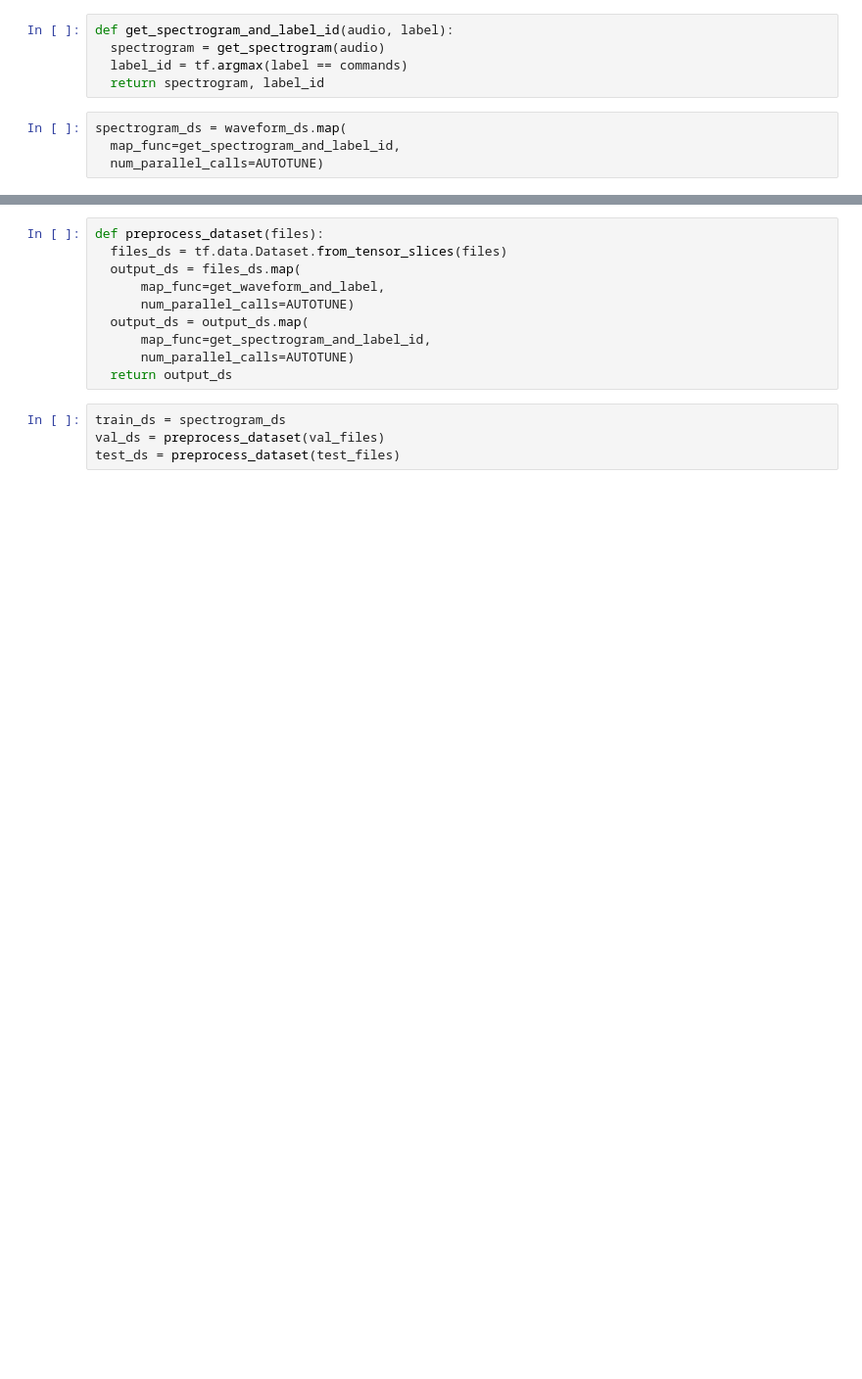
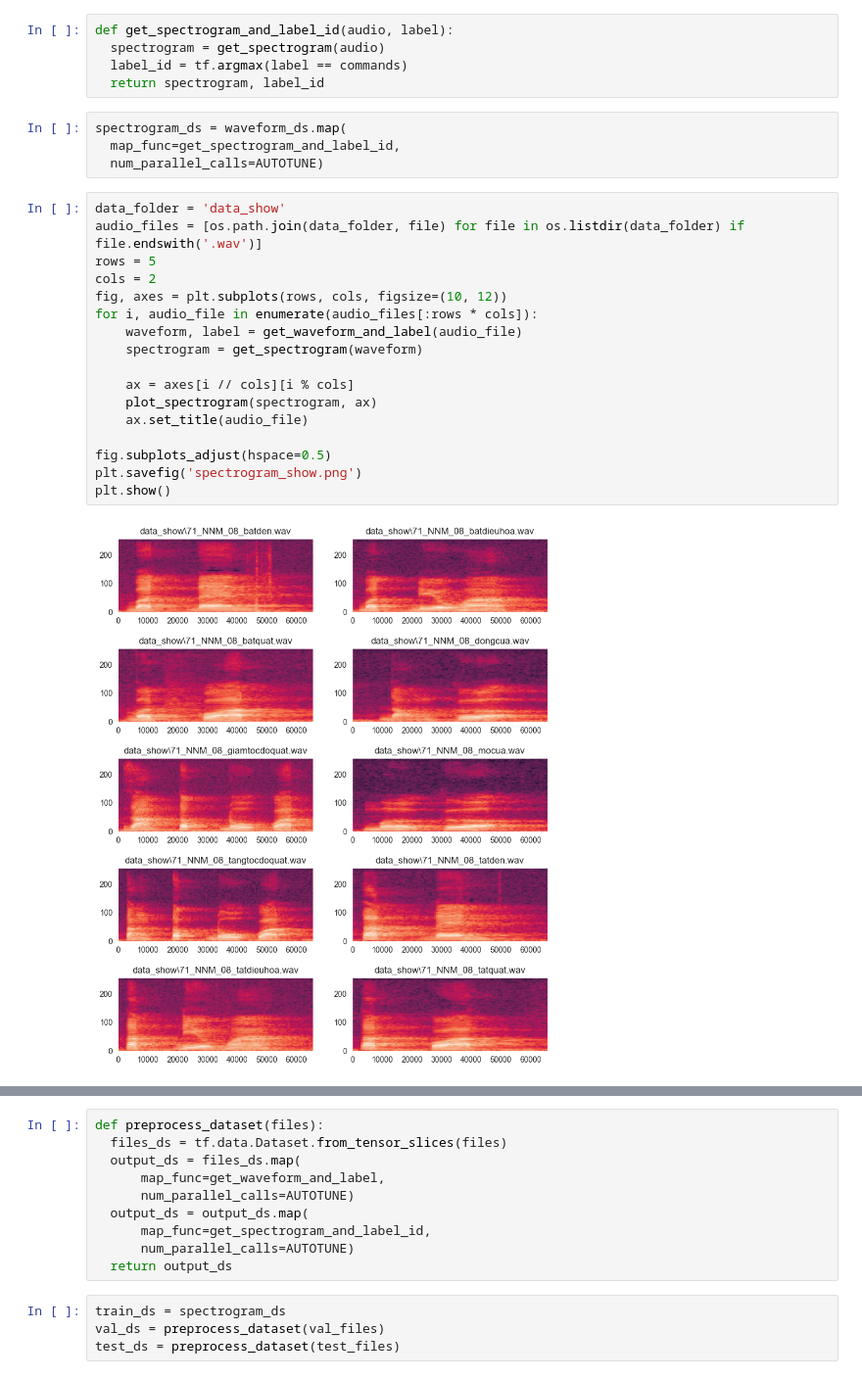
Before and after one commit to hoangbao1102/PBL5_SHSR, a Jupyter notebook: CNN/Using_tf.ipynb, the cells around one changed output, grey strips where cells are left out. Shown at 98% size. Drawn from its saved outputs; the diff is of its cells as text; blank space fills up the shorter version.

```diff
--- a/CNN/Using_tf.ipynb
+++ b/CNN/Using_tf.ipynb
@@ -236,6 +236,25 @@ def get_spectrogram_and_label_id(audio, label):
 spectrogram_ds = waveform_ds.map(
   map_func=get_spectrogram_and_label_id,
   num_parallel_calls=AUTOTUNE)
+# %%
+data_folder = 'data_show'
+audio_files = [os.path.join(data_folder, file) for file in os.listdir(data_folder) if file.endswith('.wav')]
+rows = 5
+cols = 2
+fig, axes = plt.subplots(rows, cols, figsize=(10, 12))
+for i, audio_file in enumerate(audio_files[:rows * cols]):
+    waveform, label = get_waveform_and_label(audio_file)
+    spectrogram = get_spectrogram(waveform)
+
+    ax = axes[i // cols][i % cols]
+    plot_spectrogram(spectrogram, ax)
+    ax.set_title(audio_file)
+
+fig.subplots_adjust(hspace=0.5)
+plt.savefig('spectrogram_show.png')
+plt.show()
+# %% [output]
+[figure, added]
 # %%
 rows = 3
 cols = 3
```
Also changed, not shown: parts of 4 cells of this notebook.
